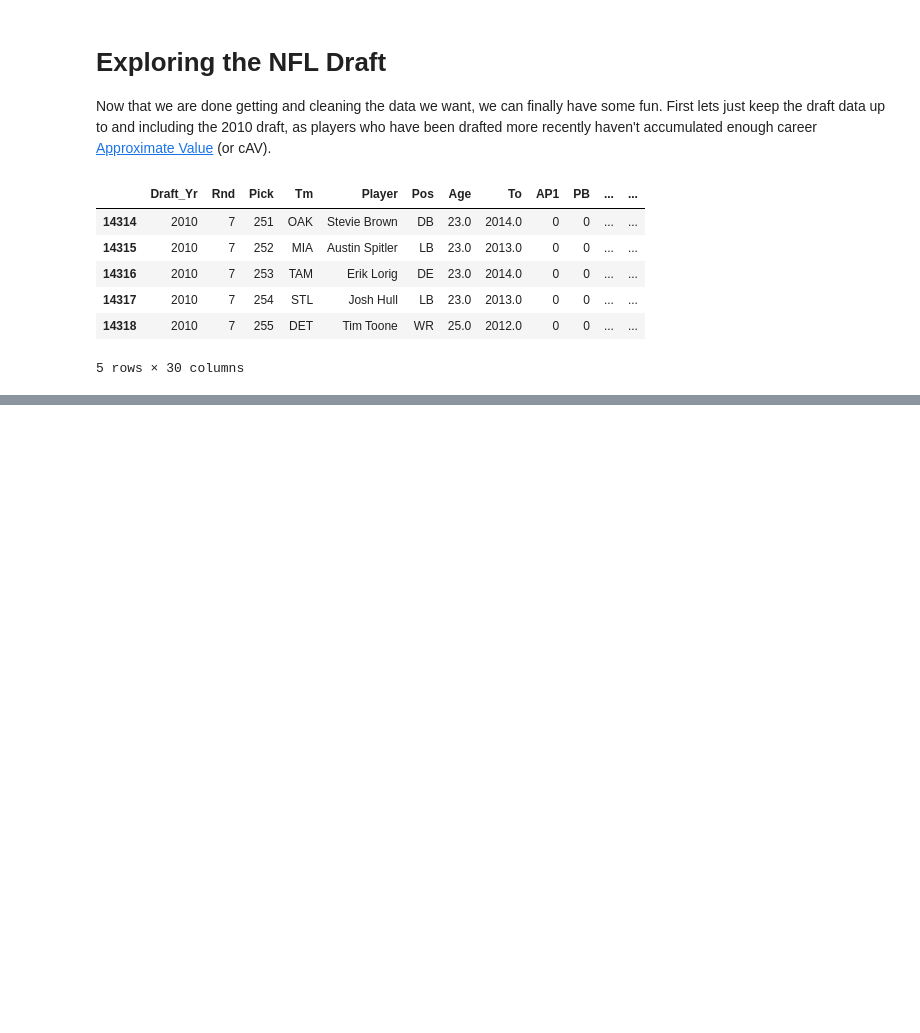
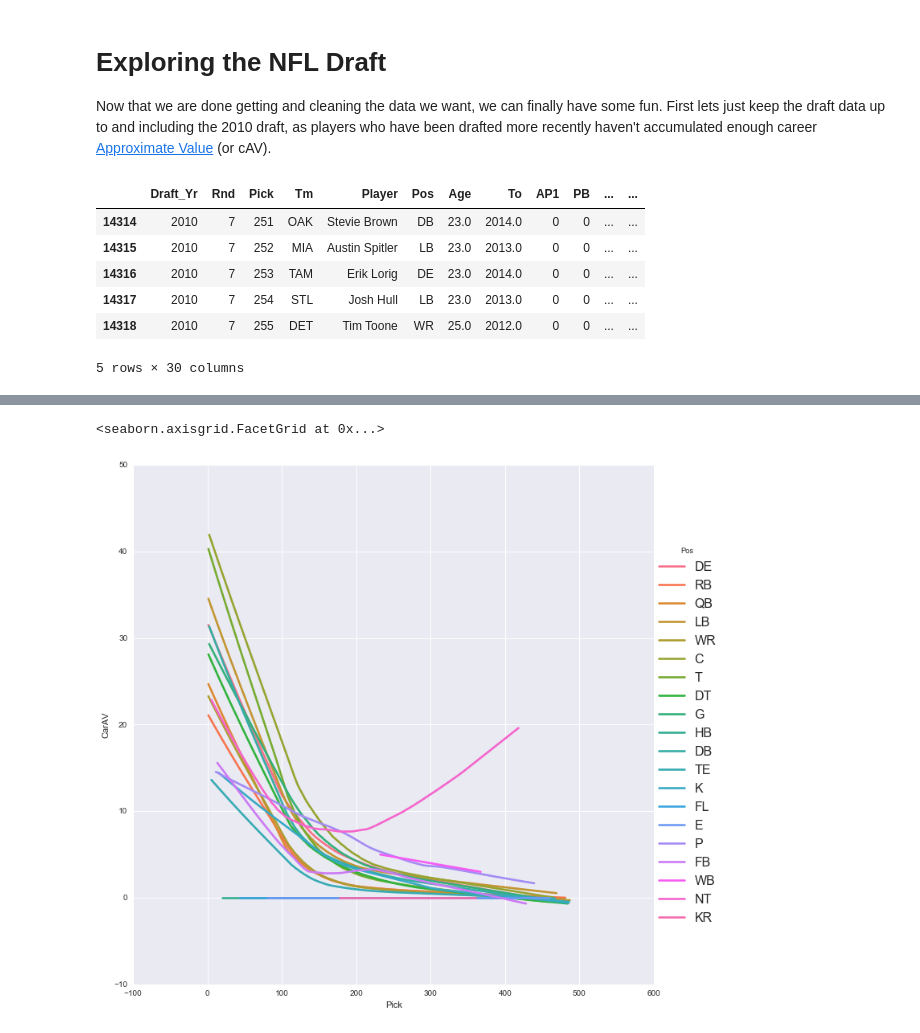
Before and after one commit to savvastj/nfl_draft, a Jupyter notebook: Exploring the NFL Draft with Python.ipynb, the cells around one changed output, grey strips where cells are left out. Saved outputs shown, nothing was run; the diff lists cells and outputs as text; code cells hidden in the pictures; blank space fills up the shorter version.

```diff
--- a/Exploring the NFL Draft with Python.ipynb
+++ b/Exploring the NFL Draft with Python.ipynb
@@ -415,0 +475,6 @@ draft_df_2010.tail() # we see that the last draft is
+# %%
+sns.lmplot(x="Pick", y="CarAV", data=draft_df_2010, lowess=True, hue="Pos",
+          scatter=False, size=10)
+# %% [output]
+<seaborn.axisgrid.FacetGrid at 0x...>
+[figure, added]
```
Also changed, not shown: parts of 14 cells of this notebook, 1 other file.
